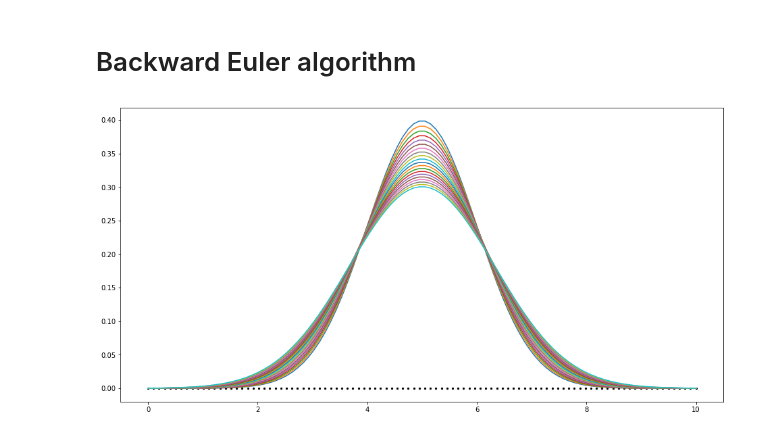
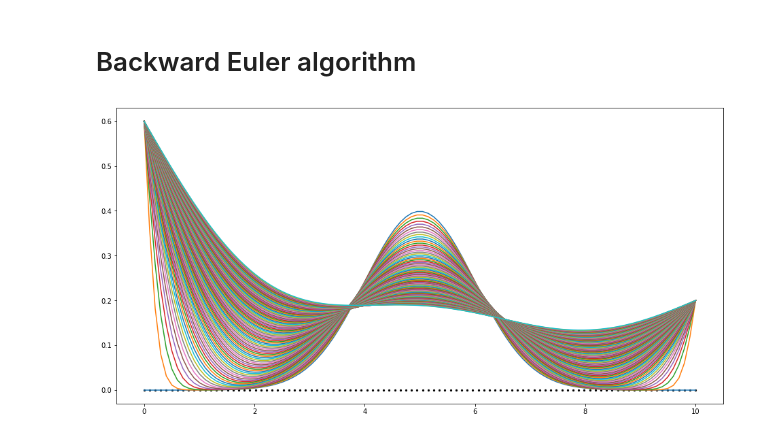
Before and after one commit to mohnjahoney/REU_physics, a Jupyter notebook: diffusion/diffusion.ipynb, the cells around one changed output. Cells and saved outputs as stored; diff of their text form; code cells hidden in the pictures.

```diff
--- a/diffusion/diffusion.ipynb
+++ b/diffusion/diffusion.ipynb
@@ -30,5 +38,5 @@ import copy
 # %%
-def diffusion_step(c, D, dx, dt, boundary_conditions=None):
+def diffusion_step_euler_forward(c, D, dx, dt, boundary_conditions=None):
 
     # Create dimensionless coefficient cluster.
     F = D*dt/(dx**2)
@@ -146,6 +188,9 @@ def diffusion_step_backward_euler(c, D, dx, dt, boundary_conditions=None):
 
     return c_new
 # %%
+# Diffusion constant
+D = 0.2
+
 # Discretize space
 L = 10 # spatial extent
 Nx = 100 # number of spatial grid points - including boundaries
@@ -153,26 +198,13 @@ xs = np.linspace(0, L, Nx)
 dx = xs[1] - xs[0]
 
 # Discretize time
-T = 2 # total time of evolution
-Nt = 200 # number of time grid points - including initial and final times
+T = 10 # total time of evolution
+Nt = 1000 # number of time grid points - including initial and final times
 ts = np.linspace(0, T, Nt)
 dt = ts[1] - ts[0]
 
-# Data structures for the linear system
-A = np.zeros((Nx, Nx))
-b = np.zeros(Nx)
-
-F = D*dt/(dx**2)
-
-for i in range(1, Nx - 1):
-    A[i, i - 1] = -F
-    A[i, i + 1] = -F
-    A[i, i] = 1 + 2*F
-
-A[0, 0] = 1
-A[Nx - 1, Nx - 1] = 1
-
-# Set initial condition c(x,0) = I(x)
+# This is like the "update" matrix for the backward Euler method.
+A = get_A_for_backward_euler(D, dx, dt, Nx)
 
 # Gaussian
 # mu = L/10
@@ -180,15 +212,18 @@ mu= L/2
 sigma = L/10
 a = 1
 c = (a / (sigma*(2*np.pi)**0.5)) * np.exp( -(1/2)*(xs - mu)**2 / sigma**2 )
+
+# Set BCs
+bcs = [0.6, 0.2]
 # %%
 fig = plt.figure(figsize=(16, 8))
 plt.scatter(xs, 0*xs, s=5, c='k')
 plt.plot(xs, c)
 
 for tind in range(1, Nt):
-    c = diffusion_step_backward_euler(c, D, dx, dt, boundary_conditions=bcs)
+    c = diffusion_step_backward_euler(c, D, dx, dt, boundary_conditions=bcs, A=A)
 
     if tind % 10 == 0:
         plt.plot(xs, c)
 # %% [output]
-[figure, old version]
+[figure, new version]
```
Also changed, not shown: parts of 18 cells of this notebook.
